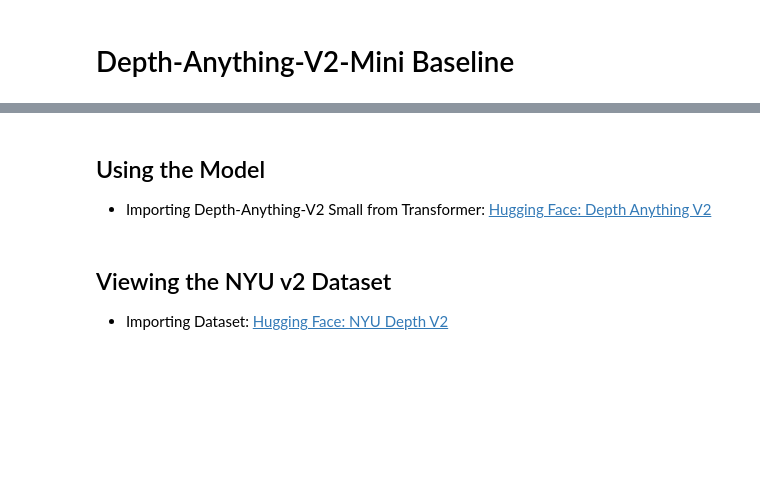
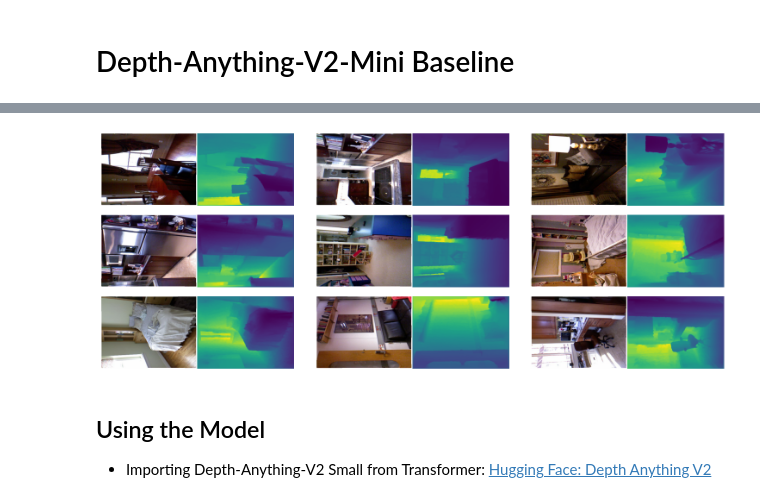
Before and after one commit to RubyQianru/Depth-Anything-V2-Mini, a Jupyter notebook: main.ipynb, the cells around one changed output, grey strips where cells are left out. Saved outputs shown, nothing was run; the diff lists cells and outputs as text; code cells hidden in the pictures; blank space fills up the shorter version.

Commit message:
💥Initialize baseline. View NYU v2 dataset.

```diff
--- a/main.ipynb
+++ b/main.ipynb
@@ -2,0 +12,11 @@
+# %%
+from torch.utils.data import DataLoader
+from torchvision import transforms
+
+transform = transforms.Compose([
+    transforms.ToTensor(),
+    transforms.Normalize(mean=[0.485, 0.456, 0.406], std=[0.229, 0.224, 0.225])
+])
+
+dataset = NYUDepthV2Dataset('nyu_depth_v2_labeled.mat', transform=transform)
+dataloader = DataLoader(dataset, batch_size=16, shuffle=True)
@@ -3,3 +35,19 @@
+# %%
+images = np.array(dataset.file['images'])
+depths = np.array(dataset.file['depths'])
+# %%
+random_indices = np.random.choice(len(images), 9).tolist()
+
+plt.figure(figsize=(15, 6))
+
+for i, idx in enumerate(random_indices):
+    ax = plt.subplot(3, 3, i + 1)
+    image_viz = u.merge_into_row(images[idx], depths[idx])
+    plt.tight_layout()
+    plt.imshow(image_viz.astype("uint8"))
+    plt.axis("off")
+# %% [output]
+[figure, added]
 # %% [markdown]
 ## Using the Model
 - Importing Depth-Anything-V2 Small from Transformer: [Hugging Face: Depth Anything V2](https://huggingface.co/docs/transformers/main/en/model_doc/depth_anything_v2)
@@ -12,3 +53,0 @@ model = AutoModelForDepthEstimation.from_pretrained(model_name)
-# %% [markdown]
-## Viewing the NYU v2 Dataset
-- Importing Dataset: [Hugging Face: NYU Depth V2](https://huggingface.co/datasets/sayakpaul/nyu_depth_v2)
```
Also changed, not shown: parts of 15 cells of this notebook, 5 other files.
